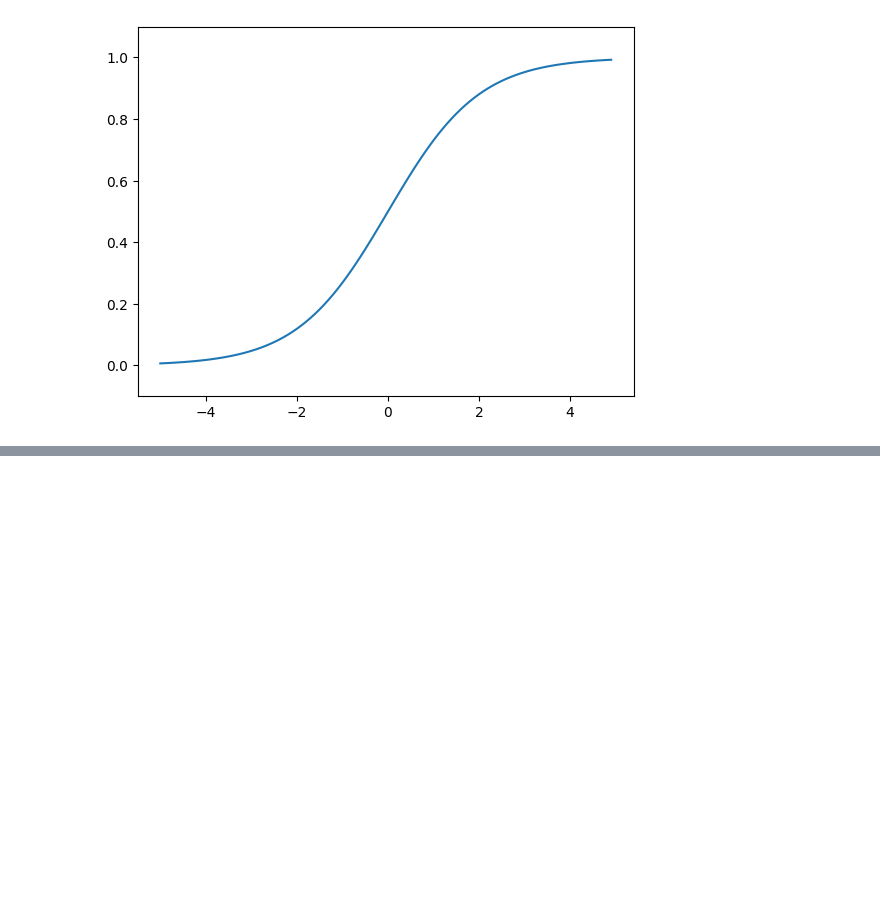
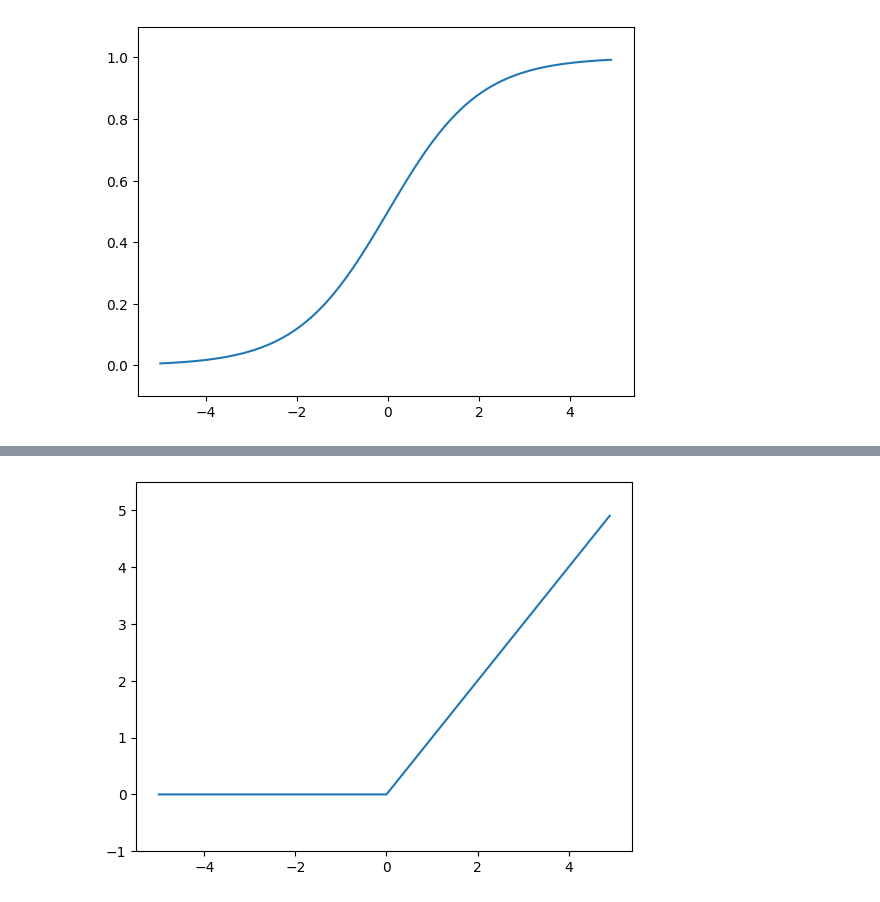
Before and after one commit to pmh-only/dl-learn, a Jupyter notebook: main.ipynb, the cells around one changed output, grey strips where cells are left out. Drawn from its saved outputs; the diff is of its cells as text; code cells hidden in the pictures; blank space fills up the shorter version.

```diff
--- a/main.ipynb
+++ b/main.ipynb
@@ -277,0 +288,12 @@ plt.show()
+# %%
+def relu(x: np.ndarray):
+  return np.maximum(0, x)
+
+x = np.arange(-5.0, 5.0, 0.1)
+y = relu(x)
+
+plt.plot(x, y)
+plt.ylim(-1, 5.5)
+plt.show()
+# %% [output]
+[figure, added]
```
Also changed, not shown: parts of 28 cells of this notebook, 9 other files.
